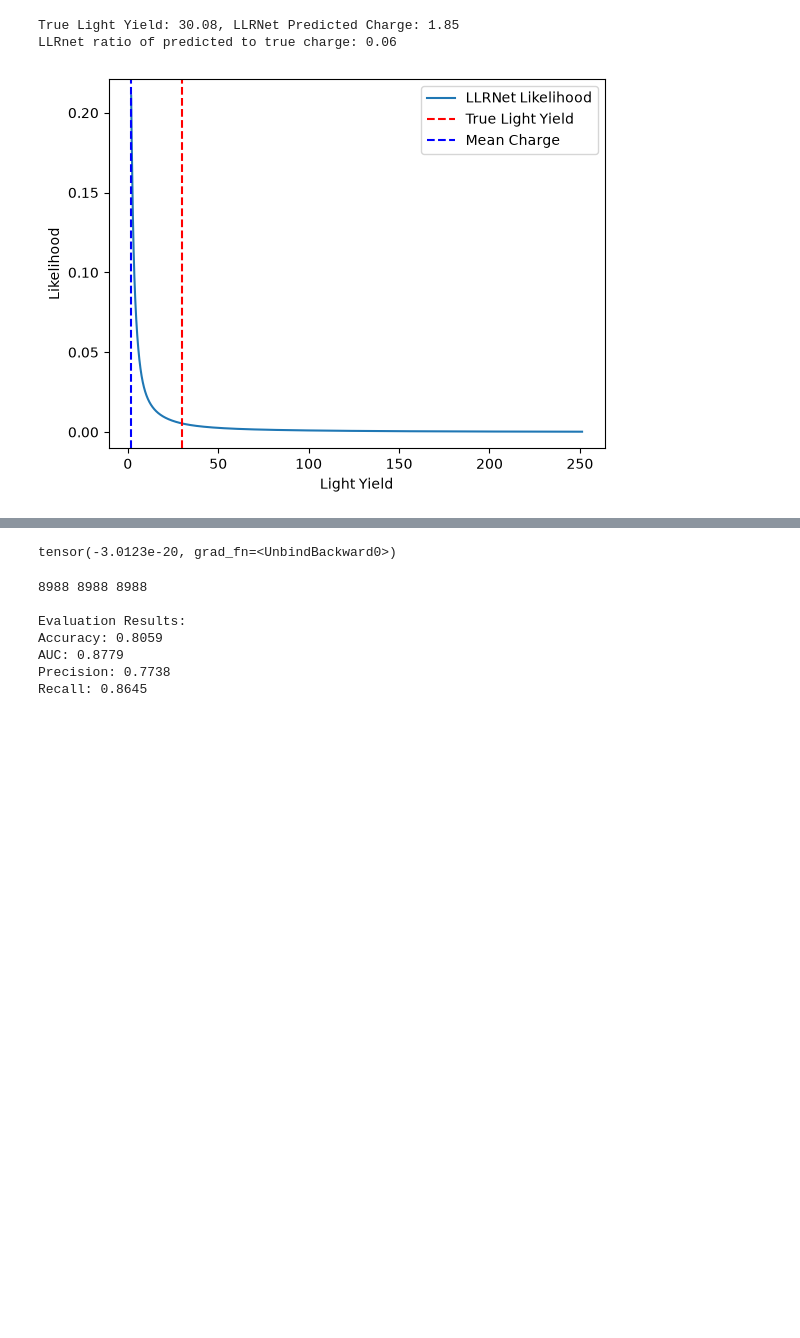
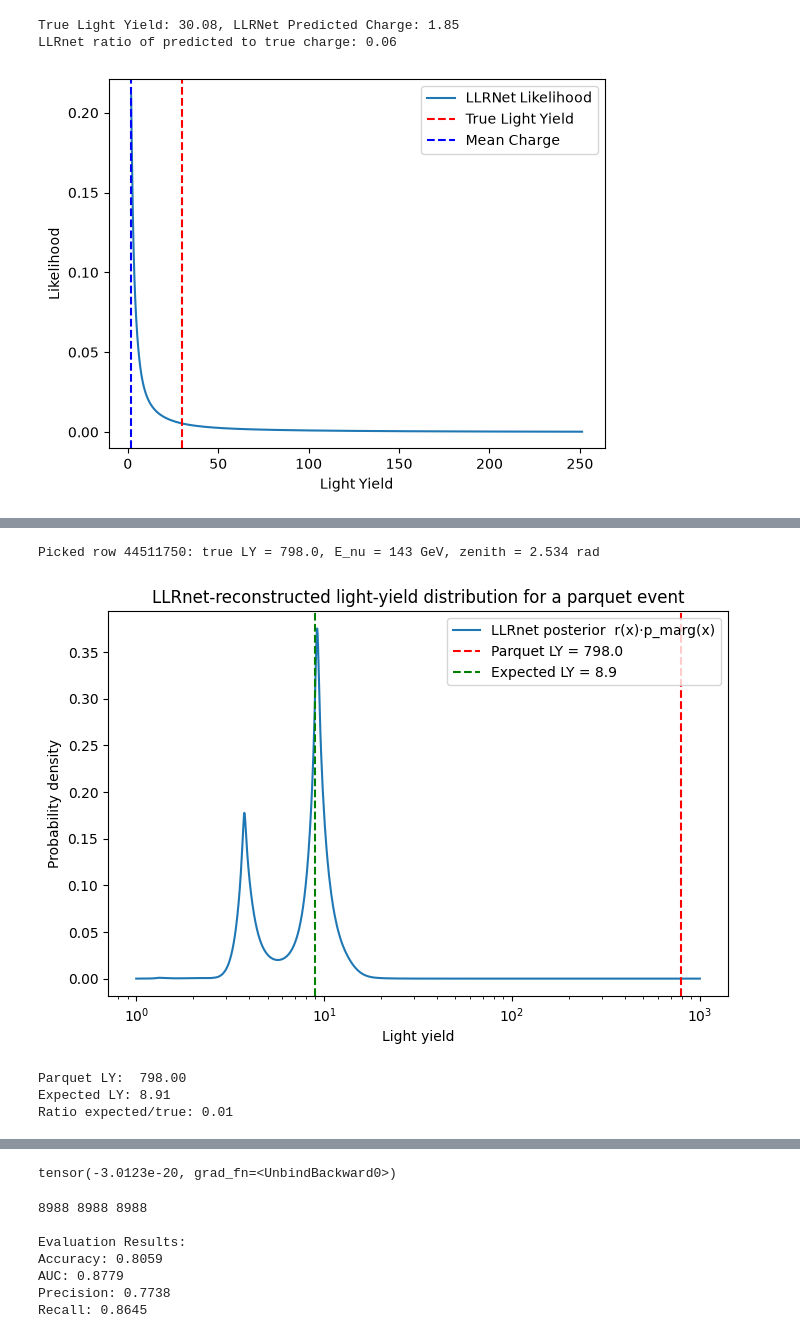
Before and after one commit to kristiantcho/nugget, a Jupyter notebook: nugget/examples/llr_testing.ipynb, the cells around one changed output, grey strips where cells are left out. Drawn from its saved outputs; the diff is of its cells as text; code cells hidden in the pictures; blank space fills up the shorter version.

```diff
--- a/nugget/examples/llr_testing.ipynb
+++ b/nugget/examples/llr_testing.ipynb
@@ -426,0 +535,57 @@ LLRnet ratio of predicted to true charge: 0.06
+# %%
+charge_floor = 1                     # marginal PDF is built for LY >= 1
+charge_ceil  = 1e3
+n_grid       = 20000
+true_charge =0
+# ---- 2. Pick a random row (event + its light yield) from the parquet ----
+while true_charge < 50:
+    rng = np.random.default_rng(None)
+    row = int(rng.integers(0, ds._n_rows))
+    true_charge = float(ds._count[row])                 # the LY recorded at this PMT
+event_data  = ds._event_data(row)                   # matches training features exactly
+point       = torch.tensor(ds._point[row], device=device, dtype=torch.float32)  # OM position
+print(f"Picked row {row}: true LY = {true_charge:.1f}, "
+      f"E_nu = {ds._energy[row]:.3g} GeV, zenith = {ds._zenith[row]:.3f} rad")
+
+# ---- 4. Likelihood profile over a log-spaced LY grid ----
+log_lo = np.log10(max(charge_floor, 1.0))
+log_hi = np.log10(charge_ceil)
+test_charges = torch.logspace(log_lo, log_hi, steps=n_grid, device=device)
+
+likelihoods = []
+for tc in test_charges:
+    feats = llr_net.prepare_features_charge(point=point, event_data=event_data, light_yield=tc)
+    likelihoods.append(llr_net.predict_likelihood_ratio(feats))
+likelihoods = torch.stack(likelihoods).squeeze(-1).detach().cpu()   # r(x) = p(x|theta)/p_marg(x)
+
+# ---- 5. Reconstruct p(LY | event) = r(x) * p_marginal(x), then normalize ----
+x_np      = test_charges.detach().cpu().numpy()
+marg_dens = torch.tensor(marginal_pdf(x_np), dtype=torch.float64)
+posterior = likelihoods.to(torch.float64) * marg_dens
+posterior = posterior / torch.trapz(posterior, test_charges.detach().cpu().to(torch.float64))
+
+# ---- 6. Expected LY under the reconstructed distribution ----
+xc = test_charges.detach().cpu().to(torch.float64)
+expected_ly = torch.trapz(xc * posterior, xc).item()
+
+# ---- 7. Plot ----
+plt.figure(figsize=(8, 5))
+plt.plot(x_np, posterior.numpy(), label='LLRnet posterior  r(x)·p_marg(x)', color='tab:blue')
+plt.axvline(true_charge,  color='red',  ls='--', label=f'Parquet LY = {true_charge:.1f}')
+plt.axvline(expected_ly,  color='green', ls='--', label=f'Expected LY = {expected_ly:.1f}')
+plt.xscale('log')
+plt.xlabel('Light yield')
+plt.ylabel('Probability density')
+plt.legend()
+plt.title('LLRnet-reconstructed light-yield distribution for a parquet event')
+plt.show()
+
+print(f"Parquet LY:  {true_charge:.2f}")
+print(f"Expected LY: {expected_ly:.2f}")
+print(f"Ratio expected/true: {expected_ly / true_charge:.2f}")
+# %% [output]
+Picked row 44511750: true LY = 798.0, E_nu = 143 GeV, zenith = 2.534 rad
+[figure, added]
+Parquet LY:  798.00
+Expected LY: 8.91
+Ratio expected/true: 0.01
```
Also changed, not shown: parts of 9 cells of this notebook, 4 other files.
